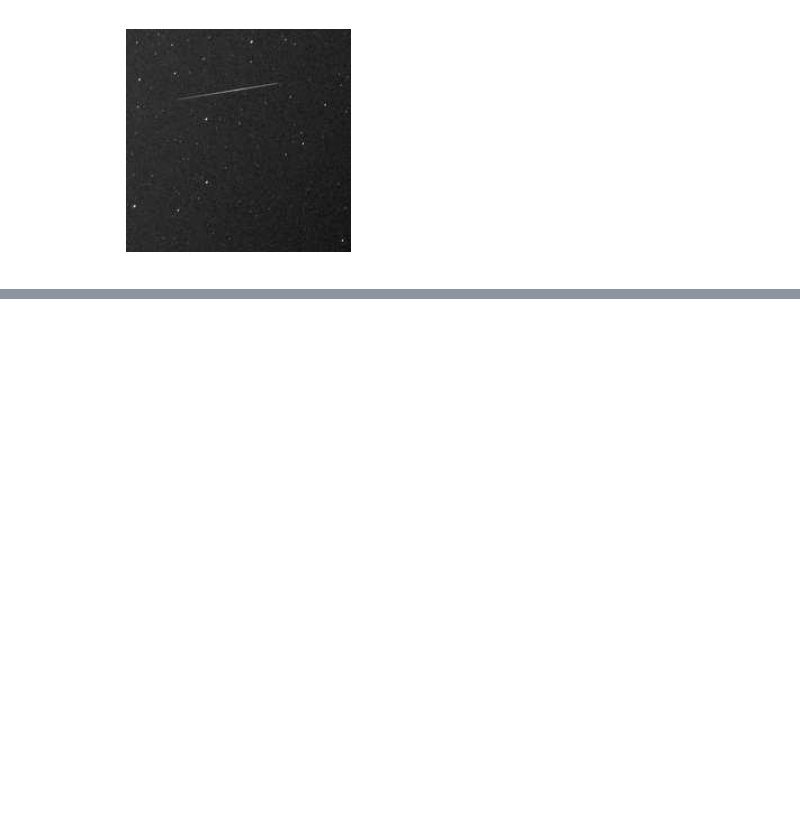
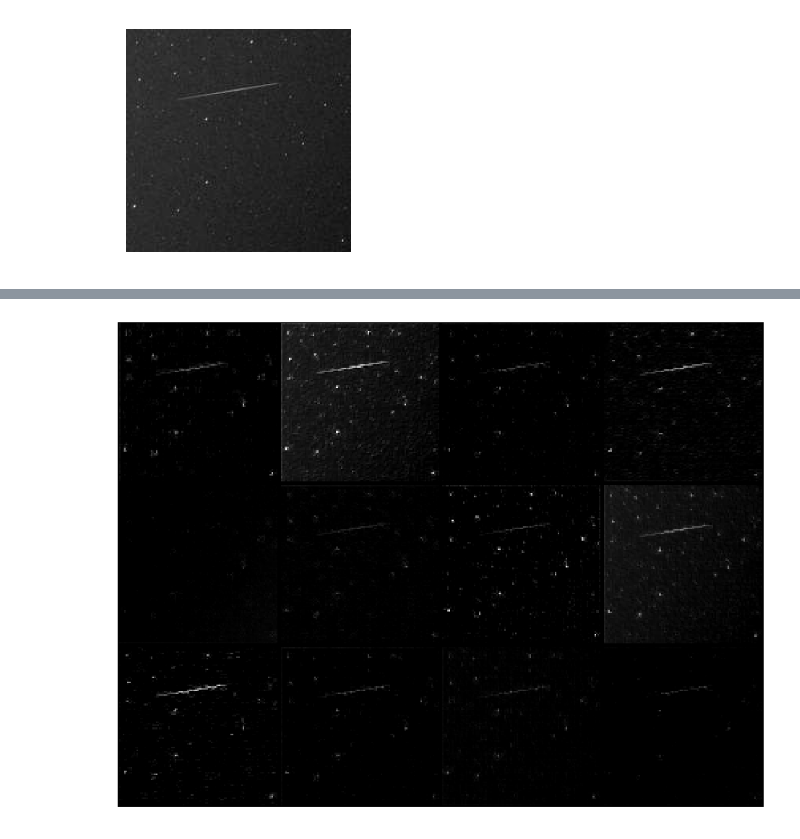
Before and after one commit to CurtinIDS/fireballs, a Jupyter notebook: src/visualise_cnn.ipynb, the cells around one changed output, grey strips where cells are left out. Saved outputs shown, nothing was run; the diff lists cells and outputs as text; code cells hidden in the pictures; blank space fills up the shorter version.

Commit message:
Added more snippets and previews of layers

```diff
--- a/src/visualise_cnn.ipynb
+++ b/src/visualise_cnn.ipynb
@@ -31,13 +31,13 @@ image_prep.add_featurewise_stdnorm()
 network = input_data(shape=[None, 200, 200, 1], name='input', data_preprocessing=image_prep)
 conv_1 = conv_2d(network, 12, 3, activation='relu', regularizer='L2')
 pool_1 = max_pool_2d(conv_1, 2)
-network = conv_2d(pool_1, 24, 3, activation='relu', regularizer='L2')
-network = max_pool_2d(network, 2)
-network = conv_2d(network, 36, 3, activation='relu', regularizer='L2')
-network = max_pool_2d(network, 2)
-network = fully_connected(network, 10, activation='tanh')
-network = fully_connected(network, 2, activation='softmax')
-network = regression(network, optimizer='sgd', learning_rate=0.01, loss='categorical_crossentropy', name='target')
+conv_2 = conv_2d(pool_1, 24, 3, activation='relu', regularizer='L2')
+pool_2 = max_pool_2d(conv_2, 2)
+conv_3 = conv_2d(pool_2, 36, 3, activation='relu', regularizer='L2')
+pool_3 = max_pool_2d(conv_3, 2)
+fc_1 = fully_connected(pool_3, 10, activation='tanh')
+fc_2 = fully_connected(fc_1, 2, activation='softmax')
+network = regression(fc_2, optimizer='sgd', learning_rate=0.01, loss='categorical_crossentropy', name='target')
 
 # load the convolutional neural network model
 model = tflearn.DNN(network)
@@ -76,0 +77,18 @@ plt.axis('off');
+# %%
+# 1st max pool layer
+reshaped_image = np.reshape(image, [1, 200, 200, 1])
+m2 = tflearn.DNN(pool_1, session=model.session)
+yhat = m2.predict(reshaped_image)
+yhat_1 = np.array(yhat[0])
+
+ix = 100  # tensor size
+iy = 100
+ch = 12
+cy = 3   # grid from channels:  12 = 3x4
+cx = 4
+v  = vis_conv(yhat_1,ix,iy,ch,cy,cx)
+plt.figure(figsize = (16,16))
+plt.imshow(v,cmap="Greys_r",interpolation='nearest')
+plt.axis('off');
+# %% [output]
+[figure, added]
```
Also changed, not shown: parts of 6 cells of this notebook.
